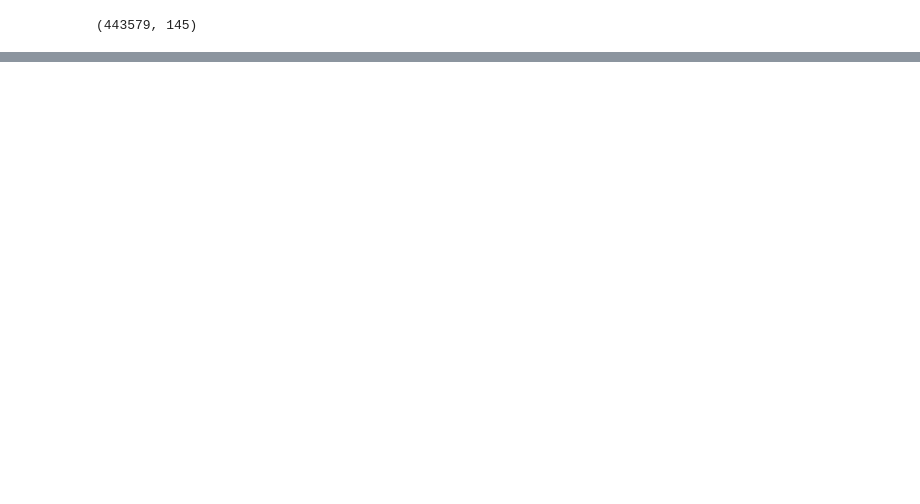
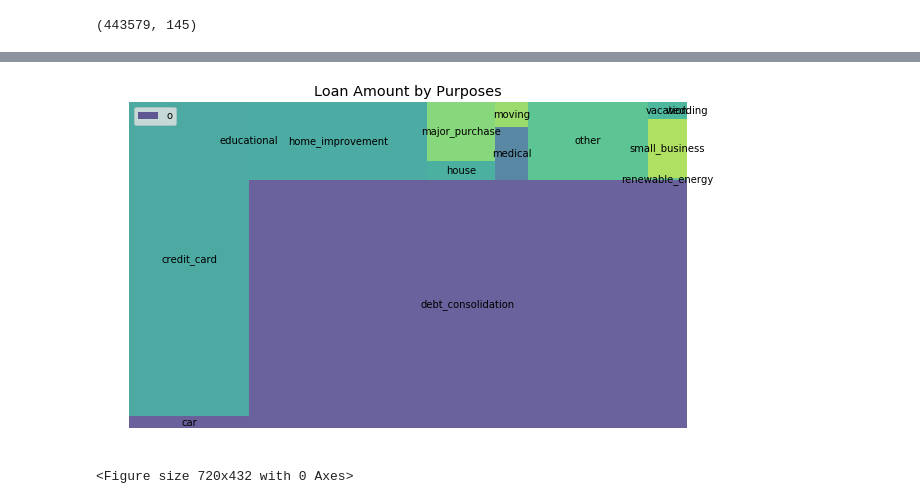
Before and after one commit to UCBDataAnalytics/Project1, a Jupyter notebook: Loan_Data.ipynb, the cells around one changed output, grey strips where cells are left out. Cells and saved outputs as stored; diff of their text form; code cells hidden in the pictures; blank space fills up the shorter version.

```diff
--- a/Loan_Data.ipynb
+++ b/Loan_Data.ipynb
@@ -64,0 +88,10 @@ df2017.shape
+# %%
+squarify.plot(sizes=df_purpose, label=labels, alpha=.8 )
+plt.axis('off')
+plt.legend('off')
+plt.title('Loan Amount by Purposes')
+plt.show()
+plt.savefig('Loan_Amount_by_purposes')
+# %% [output]
+[figure, added]
+<Figure size 720x432 with 0 Axes>
```
Also changed, not shown: parts of 20 cells of this notebook.
